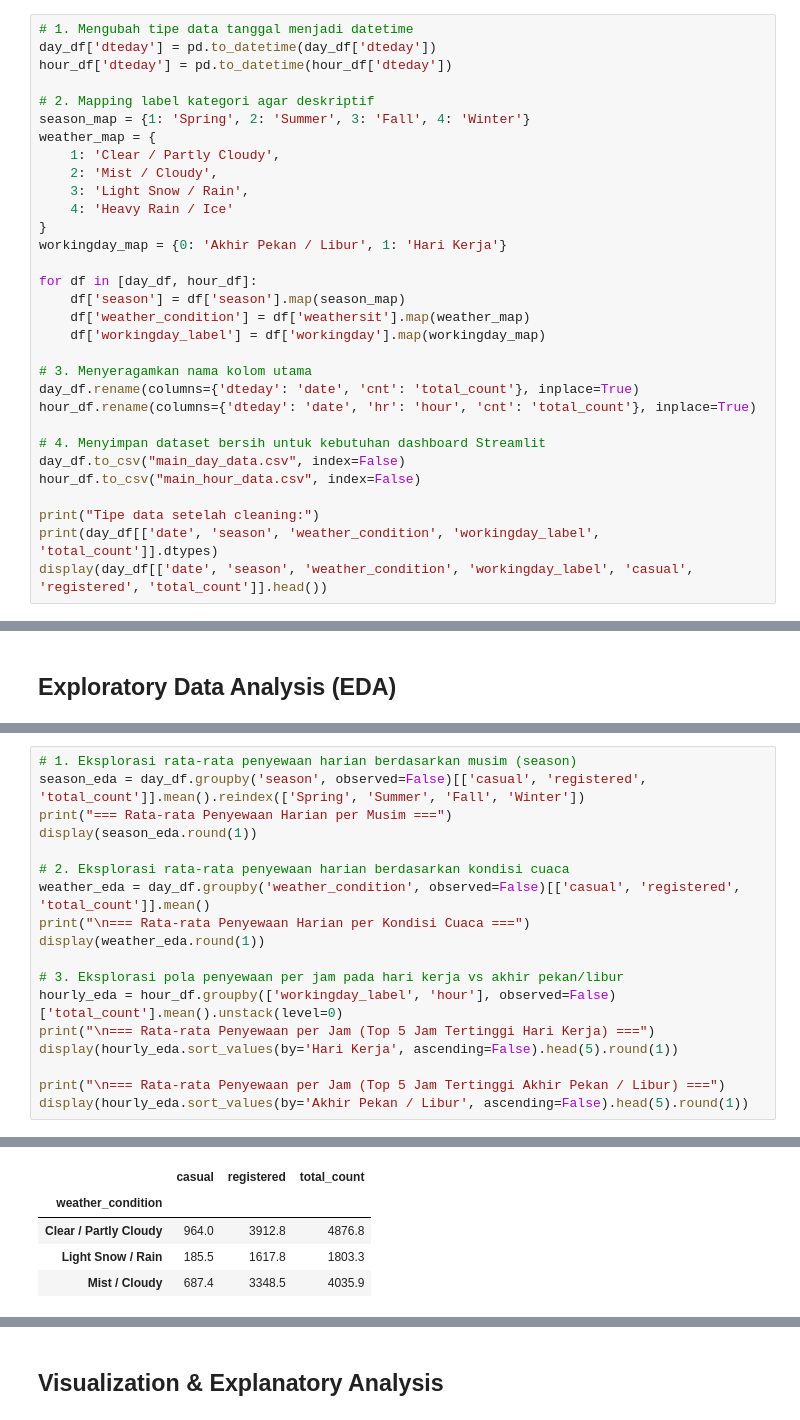
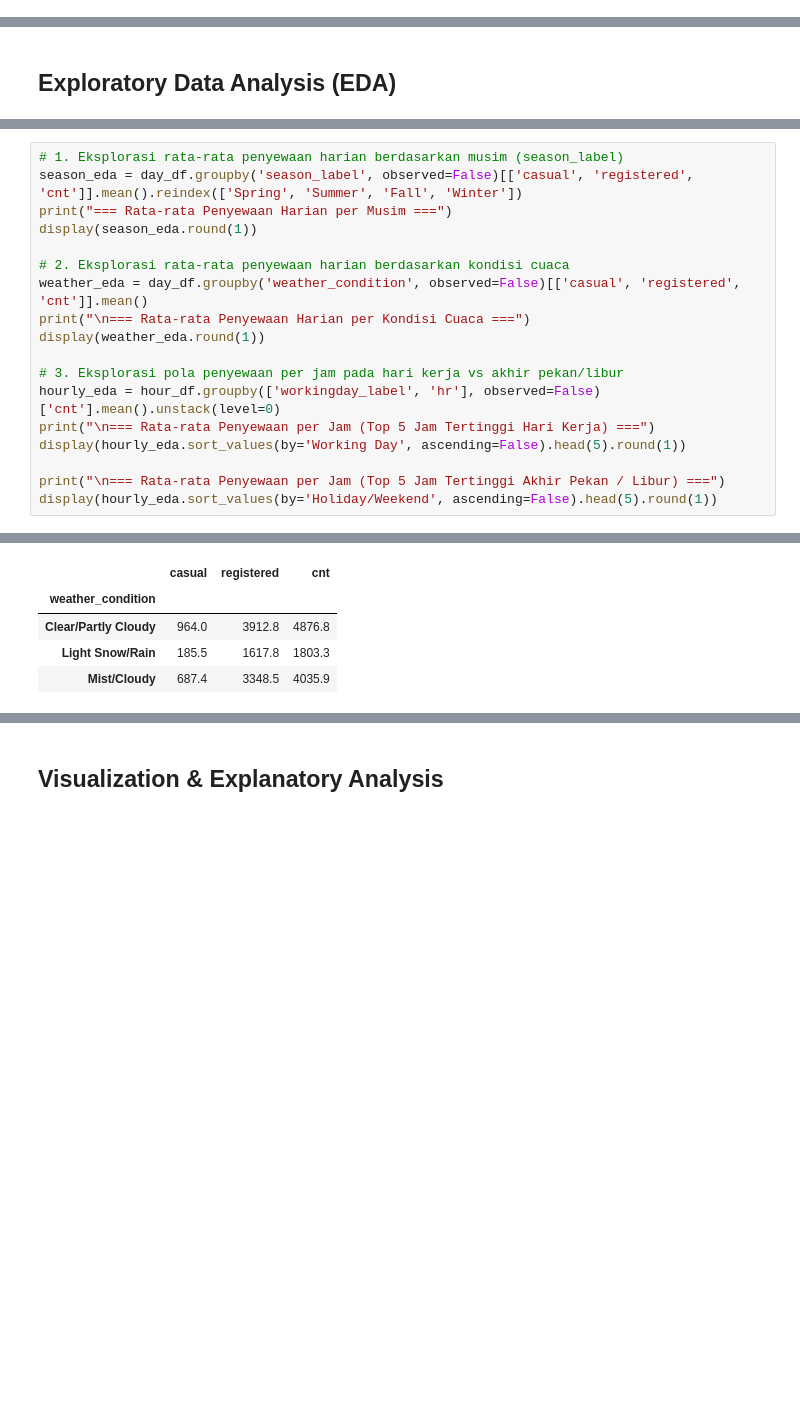
Before and after one commit to KhamimMaruf/bike-sharing-analytics, a Jupyter notebook: notebook.ipynb, the cells around one changed output, grey strips where cells are left out. Cells and saved outputs as stored; diff of their text form; blank space fills up the shorter version.

```diff
--- a/notebook.ipynb
+++ b/notebook.ipynb
@@ -176,31 +175,0 @@ Jumlah duplikasi hour_df: 0
-# %%
-# 1. Mengubah tipe data tanggal menjadi datetime
-day_df['dteday'] = pd.to_datetime(day_df['dteday'])
-hour_df['dteday'] = pd.to_datetime(hour_df['dteday'])
-
-# 2. Mapping label kategori agar deskriptif
-season_map = {1: 'Spring', 2: 'Summer', 3: 'Fall', 4: 'Winter'}
-weather_map = {
-    1: 'Clear / Partly Cloudy',
-    2: 'Mist / Cloudy',
-    3: 'Light Snow / Rain',
-    4: 'Heavy Rain / Ice'
-}
-workingday_map = {0: 'Akhir Pekan / Libur', 1: 'Hari Kerja'}
-
-for df in [day_df, hour_df]:
-    df['season'] = df['season'].map(season_map)
-    df['weather_condition'] = df['weathersit'].map(weather_map)
-    df['workingday_label'] = df['workingday'].map(workingday_map)
-
-# 3. Menyeragamkan nama kolom utama
-day_df.rename(columns={'dteday': 'date', 'cnt': 'total_count'}, inplace=True)
-hour_df.rename(columns={'dteday': 'date', 'hr': 'hour', 'cnt': 'total_count'}, inplace=True)
-
-# 4. Menyimpan dataset bersih untuk kebutuhan dashboard Streamlit
-day_df.to_csv("main_day_data.csv", index=False)
-hour_df.to_csv("main_hour_data.csv", index=False)
-
-print("Tipe data setelah cleaning:")
-print(day_df[['date', 'season', 'weather_condition', 'workingday_label', 'total_count']].dtypes)
-display(day_df[['date', 'season', 'weather_condition', 'workingday_label', 'casual', 'registered', 'total_count']].head())
@@ -231,21 +253,21 @@ dtype: object
 ### Explore Pola Penyewaan Berdasarkan Musim, Cuaca, dan Jam Operasional
 # %%
-# 1. Eksplorasi rata-rata penyewaan harian berdasarkan musim (season)
-season_eda = day_df.groupby('season', observed=False)[['casual', 'registered', 'total_count']].mean().reindex(['Spring', 'Summer', 'Fall', 'Winter'])
+# 1. Eksplorasi rata-rata penyewaan harian berdasarkan musim (season_label)
+season_eda = day_df.groupby('season_label', observed=False)[['casual', 'registered', 'cnt']].mean().reindex(['Spring', 'Summer', 'Fall', 'Winter'])
 print("=== Rata-rata Penyewaan Harian per Musim ===")
 display(season_eda.round(1))
 
 # 2. Eksplorasi rata-rata penyewaan harian berdasarkan kondisi cuaca
-weather_eda = day_df.groupby('weather_condition', observed=False)[['casual', 'registered', 'total_count']].mean()
+weather_eda = day_df.groupby('weather_condition', observed=False)[['casual', 'registered', 'cnt']].mean()
 print("\n=== Rata-rata Penyewaan Harian per Kondisi Cuaca ===")
 display(weather_eda.round(1))
 
 # 3. Eksplorasi pola penyewaan per jam pada hari kerja vs akhir pekan/libur
-hourly_eda = hour_df.groupby(['workingday_label', 'hour'], observed=False)['total_count'].mean().unstack(level=0)
+hourly_eda = hour_df.groupby(['workingday_label', 'hr'], observed=False)['cnt'].mean().unstack(level=0)
 print("\n=== Rata-rata Penyewaan per Jam (Top 5 Jam Tertinggi Hari Kerja) ===")
-display(hourly_eda.sort_values(by='Hari Kerja', ascending=False).head(5).round(1))
+display(hourly_eda.sort_values(by='Working Day', ascending=False).head(5).round(1))
 
 print("\n=== Rata-rata Penyewaan per Jam (Top 5 Jam Tertinggi Akhir Pekan / Libur) ===")
-display(hourly_eda.sort_values(by='Akhir Pekan / Libur', ascending=False).head(5).round(1))
+display(hourly_eda.sort_values(by='Holiday/Weekend', ascending=False).head(5).round(1))
 # %% [output]
 === Rata-rata Penyewaan Harian per Musim ===
@@ -254,11 +276,11 @@ display(hourly_eda.sort_values(by='Akhir Pekan / Libur', ascending=False).head(5
 | Spring | 334.9 | 2269.2 | 2604.1 |
 | Summer | 1106.1 | 3886.2 | 4992.3 |
 | Fall | 1202.6 | 4441.7 | 5644.3 |
 | Winter | 729.1 | 3999.1 | 4728.2 |
 === Rata-rata Penyewaan Harian per Kondisi Cuaca ===
-|  | casual | registered | total_count |
+|  | casual | registered | cnt |
 | weather_condition |  |  |  |
-| Clear / Partly Cloudy | 964.0 | 3912.8 | 4876.8 |
-| Light Snow / Rain | 185.5 | 1617.8 | 1803.3 |
-| Mist / Cloudy | 687.4 | 3348.5 | 4035.9 |
+| Clear/Partly Cloudy | 964.0 | 3912.8 | 4876.8 |
+| Light Snow/Rain | 185.5 | 1617.8 | 1803.3 |
+| Mist/Cloudy | 687.4 | 3348.5 | 4035.9 |
 === Rata-rata Penyewaan per Jam (Top 5 Jam Tertinggi Hari Kerja) ===
```
Also changed, not shown: parts of 32 cells of this notebook, 5 other files.
